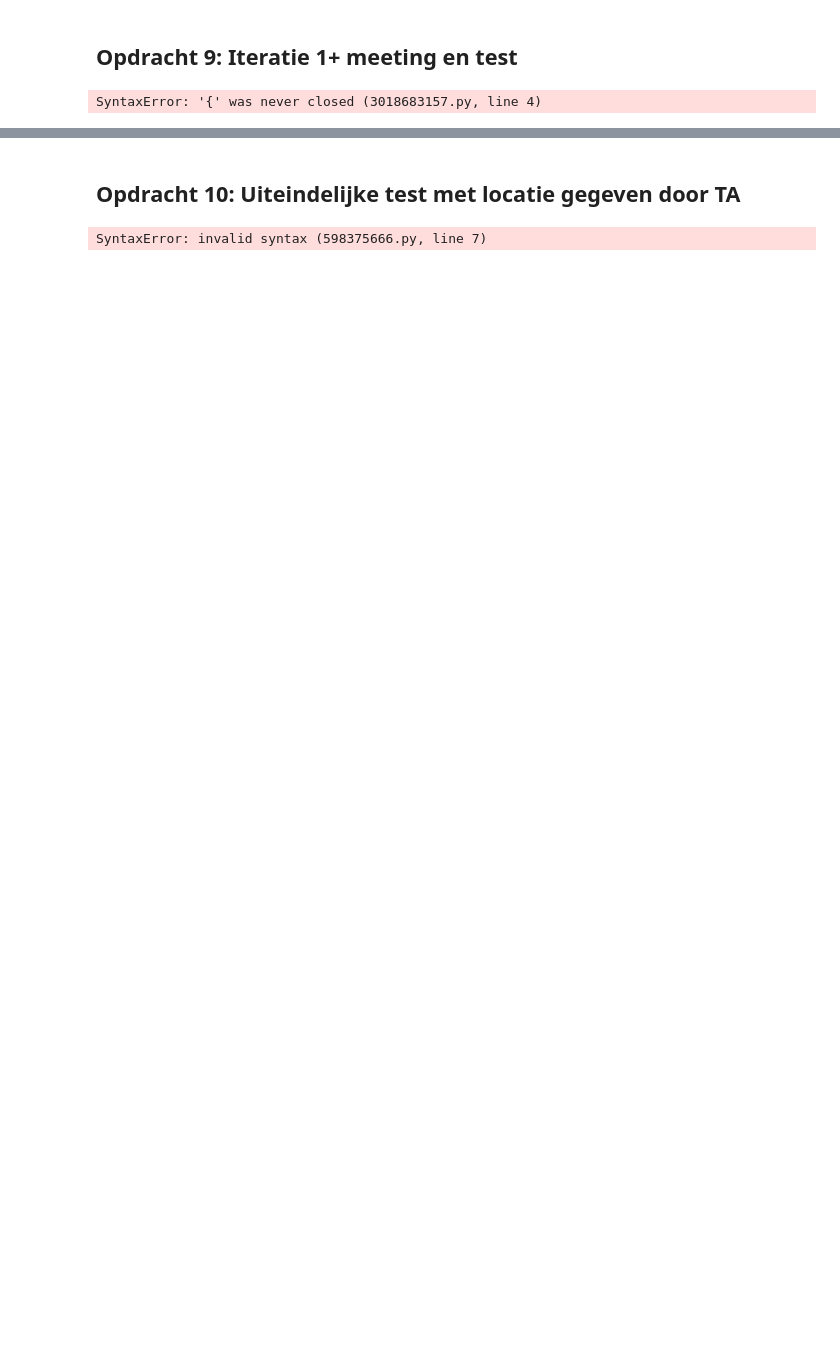
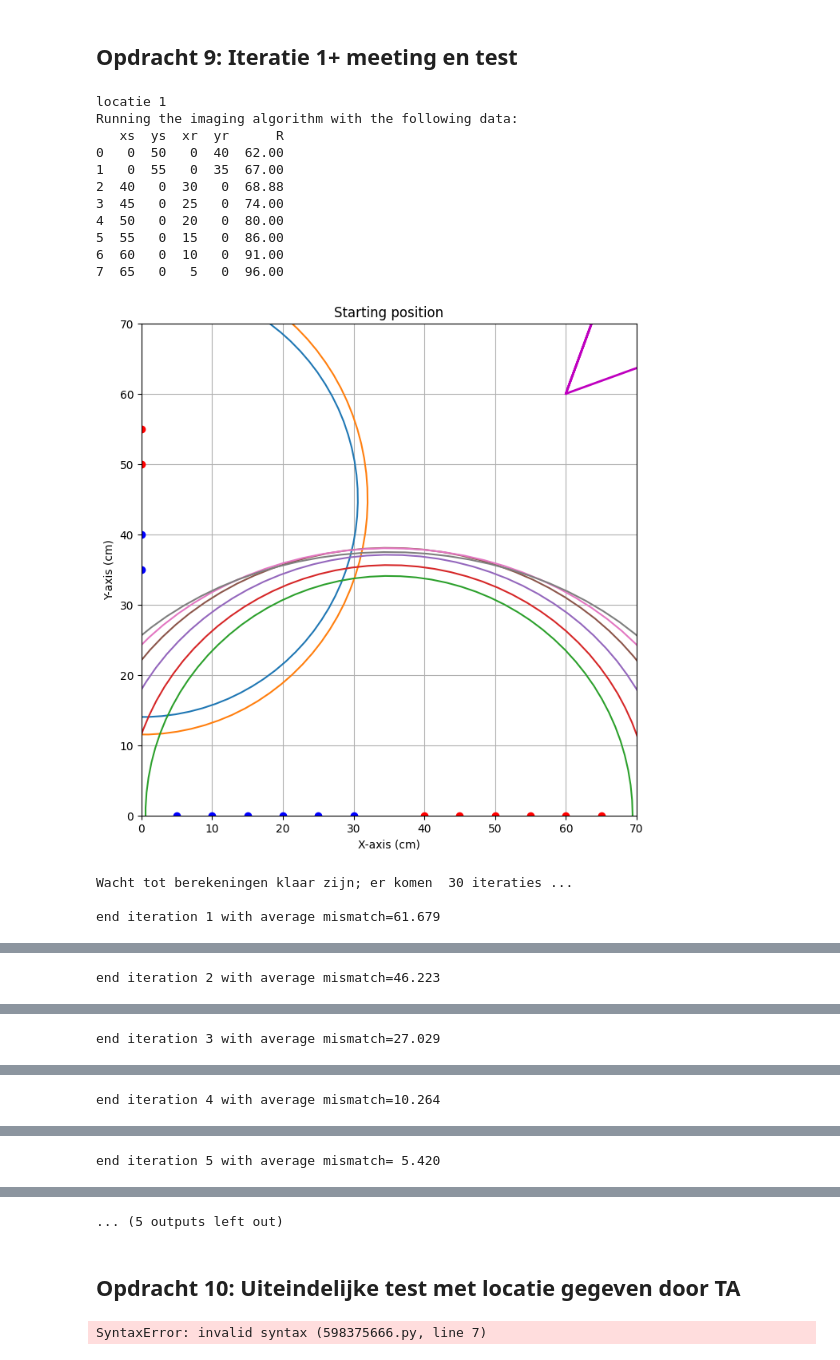
Before and after one commit to sjiemen/DEF_opdrachten_fork, a Jupyter notebook: FysiekeOntwerpopdrachten/4OntwerpEenAlgoritmeEchoAkoestisch/DEFOntwerpopdracht4AlgoritmeInvulTemplate.ipynb, the cells around one changed output, grey strips where cells are left out. Drawn from its saved outputs; the diff is of its cells as text; code cells hidden in the pictures; blank space fills up the shorter version.

Commit message:
iteraties

```diff
--- a/FysiekeOntwerpopdrachten/4OntwerpEenAlgoritmeEchoAkoestisch/DEFOntwerpopdracht4AlgoritmeInvulTemplate.ipynb
+++ b/FysiekeOntwerpopdrachten/4OntwerpEenAlgoritmeEchoAkoestisch/DEFOntwerpopdracht4AlgoritmeInvulTemplate.ipynb
@@ -240,20 +273,30 @@ Figuur: ![Alt](tudelftLogo.png)
 # Voeg hier je meetgegevens van deze iteratie in:
 
 # Vul onderstaande in met jullie gekozen locaties van het reflecterende papier.
-targets = {'locatie 1':{'x0':#zelf aanvullen,
-                    'y0':#zelf aanvullen,
-                    'alpha' : #zelf aanvullen,
-                    'beta' : #zelf aanvullen},
-           'locatie 2':{'x0':#zelf aanvullen,
-                    'y0':#zelf aanvullen,
-                    'alpha' : #zelf aanvullen,
-                    'beta' : #zelf aanvullen}
-            }
+targets = {'locatie 1':{'x0': 27,
+                    'y0': 35,
+                    'alpha' : -26,
+                    'beta' : 20,
+           'locatie 2':{'x0':34,
+                    'y0':34,
+                    'alpha' :34,
+                    'beta' :34,
+            }}}
 
 
 # Vul onderstaande matrixen aan met je gemeten meetgegevens.
 
 data ={'locatie 1' :  pd.DataFrame(columns=["xs", "ys", "xr", "yr", "R"], data=[
+    # [0,40,0,30,ongeldig],
+    [0,50,0,40,62],
+    [0,55,0,35,67],
+    #[0,60,0,30,ongeldig],
+    [40,0,30,0,68.88],
+    [45,0,25,0,74.0],
+    [50,0,20,0,80],
+    [55,0,15,0,86],
+    [60,0,10,0,91],
+    [65,0,5,0,96],
     # zelf aanvullen
     ]),
        'locatie 2' : pd.DataFrame(columns=["xs", "ys", "xr", "yr", "R"], data=[
@@ -264,31 +307,45 @@ data ={'locatie 1' :  pd.DataFrame(columns=["xs", "ys", "xr", "yr", "R"], data=[
 
 # Hier runnen we het imaging algoritme:
 resultaat = dict()
 
 for locatie in targets:
     print(locatie)
     resultaat[locatie] = imagingDEF.imagingDEF(data[locatie])
     print(resultaat[locatie])
 
 
 # en hier laten we de resultaten als text zien.
 for locatie in targets:
     txt='{naam} \r\nx0 target is : {x0Target:.1f}. Gevonden waarde: {x0:.1f} cm met een standaardafwijking van {x0_eps:.1f} cm \r\n'
     txt = txt + 'y0 target is : {y0Target:.1f}. Gevonden waarde: {y0:.1f} cm met een standaardafwijking van {y0_eps:.1f} cm \r\n'
     txt = txt + 'alpha target is : {alphaTarget:.1f}. Gevonden waarde: {alpha:.1f} graden met een standaardafwijking van {alpha_eps:.1f} graad \r\n'
     txt = txt + 'beta target is : {betaTarget:.1f}. Gevonden waarde: {beta:.1f} graden met een standaardafwijking van {beta_eps:.1f} graad \r\n'
     print(txt.format(naam = locatie,
                      x0Target=targets[locatie]['x0'],
                      x0=resultaat[locatie]['x0'],
                      x0_eps=resultaat[locatie]['x0_eps'],
                      y0Target=targets[locatie]['y0'],
                      y0=resultaat[locatie]['y0'],
                      y0_eps=resultaat[locatie]['y0_eps'],
                      alphaTarget=targets[locatie]['alpha'],
                      alpha=resultaat[locatie]['alpha'],
                      alpha_eps=resultaat[locatie]['alpha_eps'],
                      betaTarget=targets[locatie]['beta'],
                      beta=resultaat[locatie]['beta'],
                      beta_eps=resultaat[locatie]['beta_eps']))
 # %% [output]
-SyntaxError: '{' was never closed (3018683157.py, line 4)
+locatie 1
+Running the imaging algorithm with the following data:
+   xs  ys  xr  yr      R
+0   0  50   0  40  62.00
+1   0  55   0  35  67.00
+2  40   0  30   0  68.88
+3  45   0  25   0  74.00
+4  50   0  20   0  80.00
+5  55   0  15   0  86.00
+6  60   0  10   0  91.00
+7  65   0   5   0  96.00
+[figure, added]
+Wacht tot berekeningen klaar zijn; er komen  30 iteraties ...
+
+end iteration 1 with average mismatch=61.679
@@ -294,0 +353 @@ SyntaxError: '{' was never closed (3018683157.py, line 4)
+end iteration 2 with average mismatch=46.223
@@ -294,0 +355 @@ SyntaxError: '{' was never closed (3018683157.py, line 4)
+end iteration 3 with average mismatch=27.029
@@ -294,0 +357 @@ SyntaxError: '{' was never closed (3018683157.py, line 4)
+end iteration 4 with average mismatch=10.264
@@ -294,0 +359 @@ SyntaxError: '{' was never closed (3018683157.py, line 4)
+end iteration 5 with average mismatch= 5.420
@@ -295,3 +361,4 @@ SyntaxError: '{' was never closed (3018683157.py, line 4)
+... (5 outputs left out)
 # %% [markdown]
 ## Opdracht 10: Uiteindelijke test met locatie gegeven door TA
 # %%
```
Also changed, not shown: parts of 9 cells of this notebook, 6 other files.
